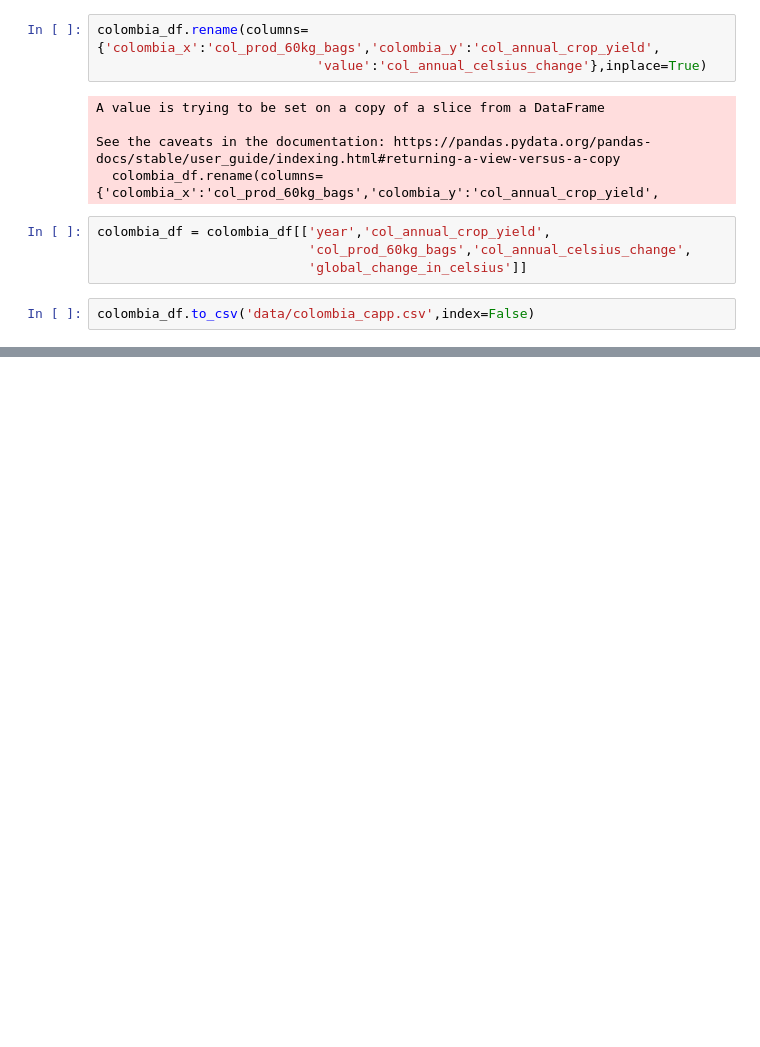
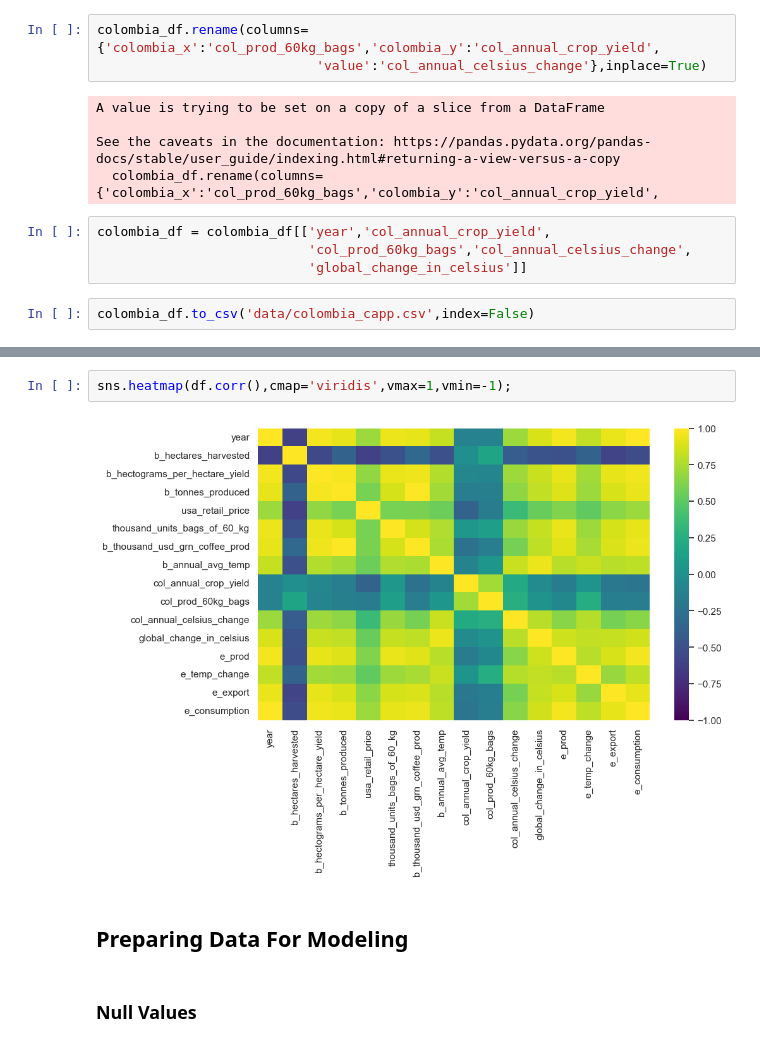
Before and after one commit to sanghyuns/Climate_Change_vs_Coffee_Production, a Jupyter notebook: capparelli.ipynb, the cells around one changed output, grey strips where cells are left out. Drawn from its saved outputs; the diff is of its cells as text; blank space fills up the shorter version.

```diff
--- a/capparelli.ipynb
+++ b/capparelli.ipynb
@@ -259,0 +279,8 @@ colombia_df
+# %%
+sns.heatmap(df.corr(),cmap='viridis',vmax=1,vmin=-1);
+# %% [output]
+[figure, added]
+# %% [markdown]
+## Preparing Data For Modeling
+# %% [markdown]
+### Null Values
```
Also changed, not shown: parts of 30 cells of this notebook, 1 other file.
